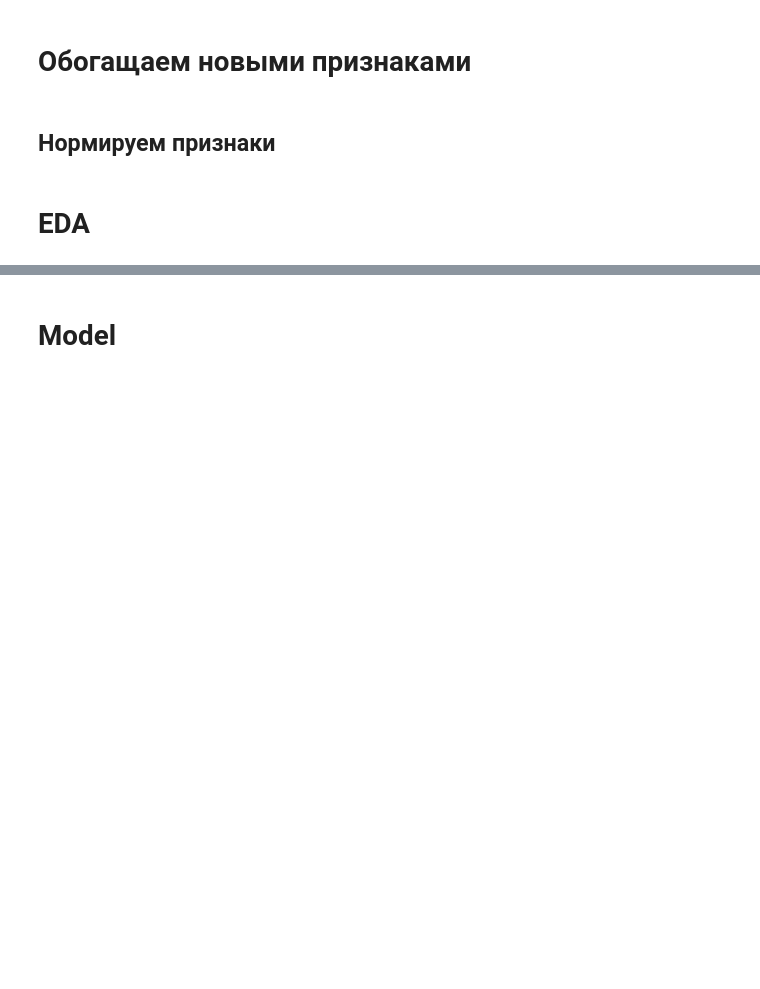
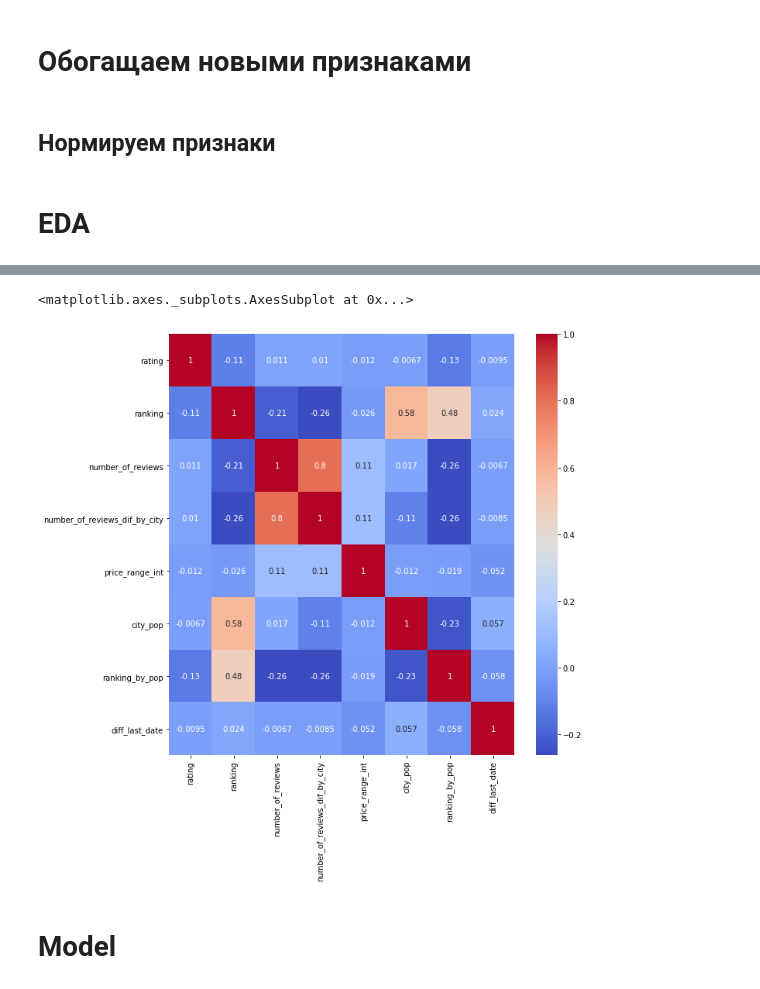
Before and after one commit to aberkoveo/skillfactory, a Jupyter notebook: Projects/Project_3/Проект_3_О_вкусной_и_здоровой_пище.ipynb, the cells around one changed output, grey strips where cells are left out. Cells and saved outputs as stored; diff of their text form; code cells hidden in the pictures; blank space fills up the shorter version.

```diff
--- a/Projects/Project_3/Проект_3_О_вкусной_и_здоровой_пище.ipynb
+++ b/Projects/Project_3/Проект_3_О_вкусной_и_здоровой_пище.ipynb
@@ -159,18 +229,25 @@ data.groupby(by='city').agg({'ranking':'mean', 'rating': 'mean', 'number_of_revi
 # %%
 
 
 data.price_range.value_counts(dropna=False)
 
 # data.groupby(by='city').agg({'price_range_int':'mean', 'city':'size'}).sort_values(by='price_range_int')
 # data['price_range'] = data['price_range'].astype(str)
 # data.groupby(by='price_range').agg({'city':lambda x: stats.mode(x) , 'ranking': 'mean', 'rating' : 'mean', 'number_of_reviews':'mean', 'dif_days':'mean'})
 
-correlation = data[['rating','ranking',  'number_of_reviews', 'dif_days',
-                    #'ranking_by_reviews',
-                    'ranking_for_city',
-                    'ranking_norm_by_city',
+correlation = data[['rating','ranking',  'number_of_reviews',
+                    #'ranking_by_reviews_norm',
+                    # 'ranking_for_city',
+                    # 'ranking_norm_by_city',
+                    'number_of_reviews_dif_by_city',
                     'price_range_int',
-                    'number_of_reviews_norm',
-                    'dif_days'
+                    'city_pop',
+                    'ranking_by_pop',
+                    #'ranking_by_pop_norm',
+                    #'number_of_reviews_norm_by_city',
+                    'diff_last_date'
                     ]].corr()
 sns.heatmap(correlation, annot=True, cmap='coolwarm')
+# %% [output]
+<matplotlib.axes._subplots.AxesSubplot at 0x...>
+[figure, added]
```
Also changed, not shown: parts of 34 cells of this notebook, 3 other files.
